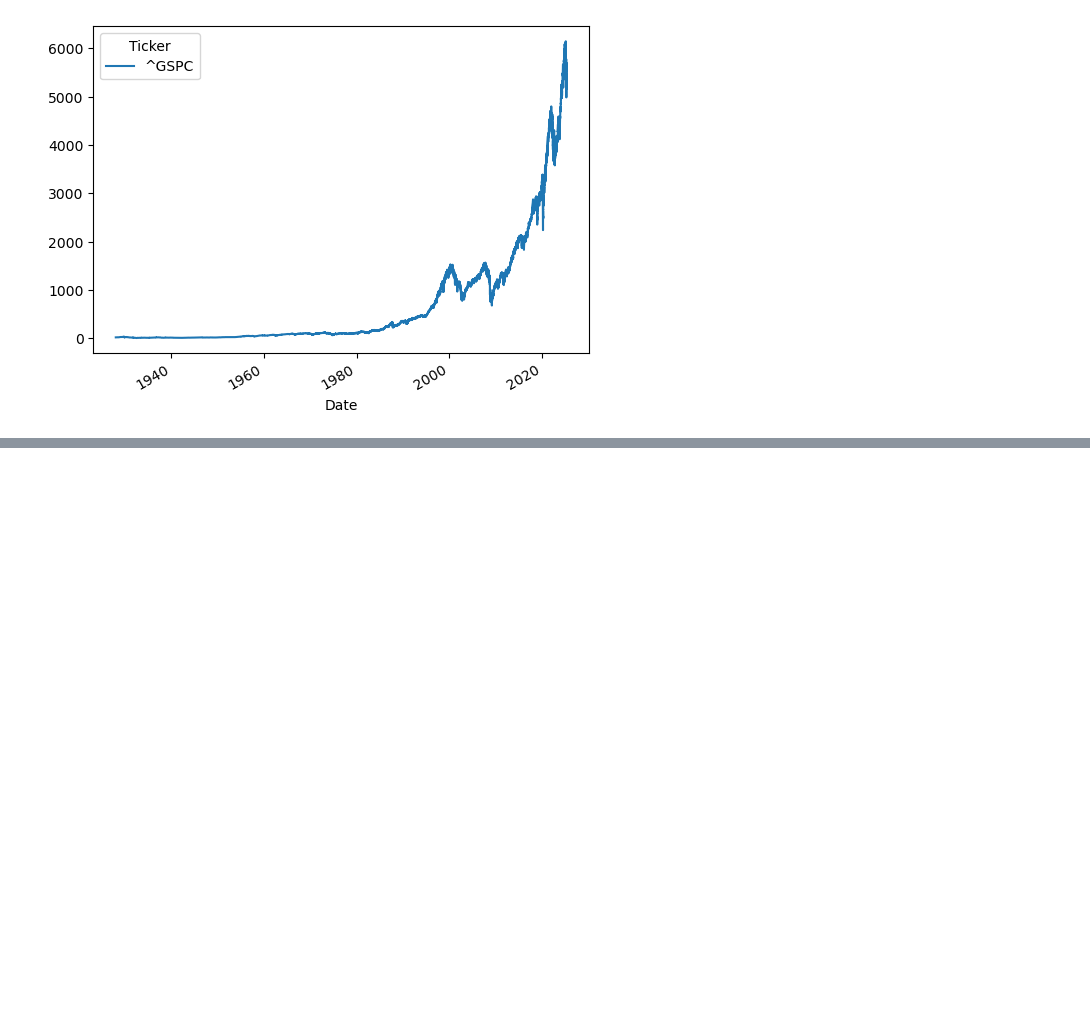
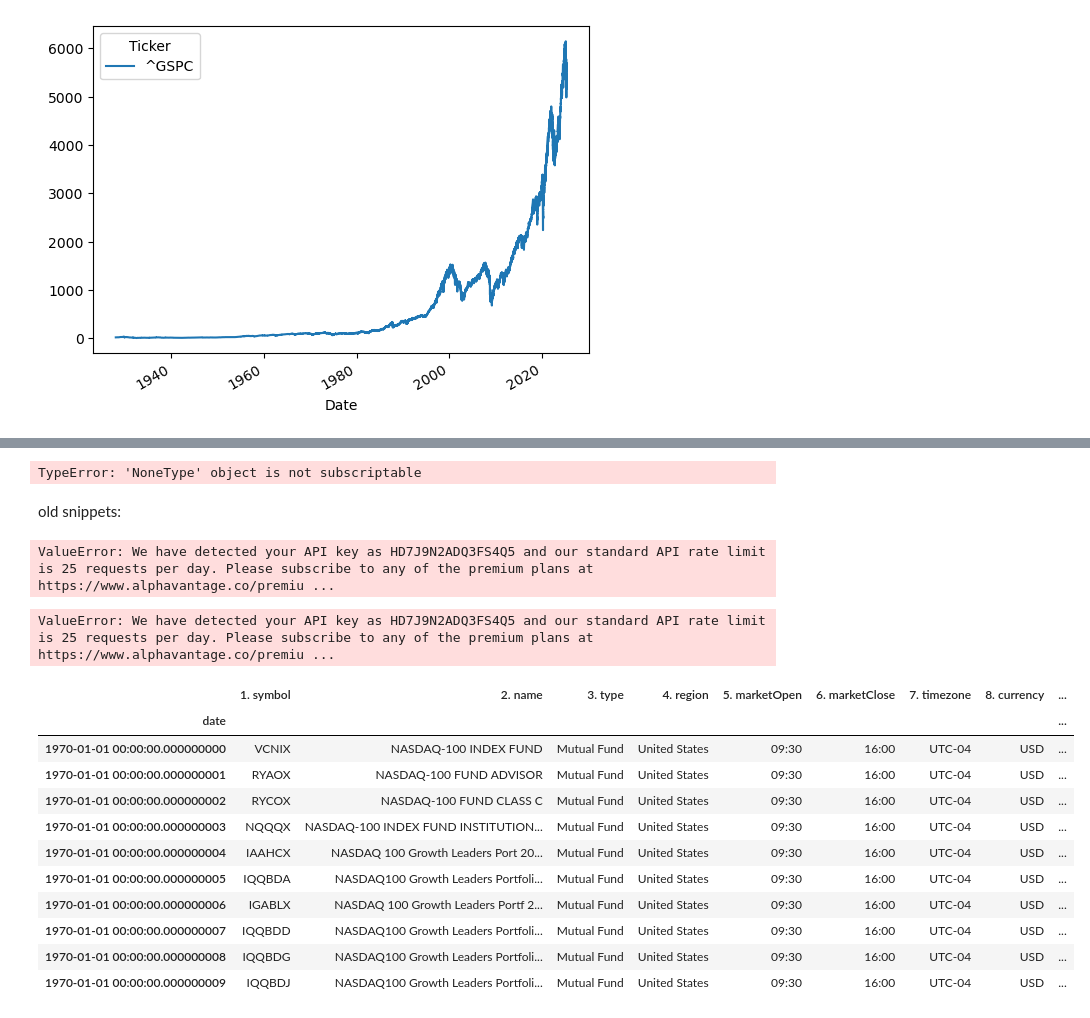
Before and after one commit to paulruesing/hybrid-rl-index-trading, a Jupyter notebook: notebooks/data_pull_dev.ipynb, the cells around one changed output, grey strips where cells are left out. Saved outputs shown, nothing was run; the diff lists cells and outputs as text; code cells hidden in the pictures; blank space fills up the shorter version.

Commit message:
data pull with alphavantage

```diff
--- a/notebooks/data_pull_dev.ipynb
+++ b/notebooks/data_pull_dev.ipynb
@@ -110,0 +208,33 @@ Coverage of downloaded data: 96.3%! Weekends and non-operating hours excluded. C
+# %%
+get_data_from_alphavantage(AV_API_KEY, save_path=MINUTELY_PRICES)
+# %% [output]
+TypeError: 'NoneType' object is not subscriptable
+# %% [markdown]
+old snippets:
+# %%
+from alpha_vantage.timeseries import TimeSeries
+
+ts = TimeSeries(key='HD7J9N2ADQ3FS4Q5', output_format='pandas')
+# %%
+price_frame_may = ts.get_intraday('DAX', extended_hours=False, interval='1min', month="2025-05", outputsize="full")[0]
+# %% [output]
+ValueError: We have detected your API key as HD7J9N2ADQ3FS4Q5 and our standard API rate limit is 25 requests per day. Please subscribe to any of the premium plans at https://www.alphavantage.co/premiu ...
+# %%
+ts.get_symbol_search(keywords='Dax')[0]
+# %% [output]
+ValueError: We have detected your API key as HD7J9N2ADQ3FS4Q5 and our standard API rate limit is 25 requests per day. Please subscribe to any of the premium plans at https://www.alphavantage.co/premiu ...
+# %%
+ts.get_symbol_search(keywords='Nasdaq')[0]
+# %% [output]
+|  | 1. symbol | 2. name | 3. type | 4. region | 5. marketOpen | 6. marketClose | 7. timezone | 8. currency | ... |
+| date |  |  |  |  |  |  |  |  | ... |
+| 1970-01-01 00:00:00.000000000 | VCNIX | NASDAQ-100 INDEX FUND | Mutual Fund | United States | 09:30 | 16:00 | UTC-04 | USD | ... |
+| 1970-01-01 00:00:00.000000001 | RYAOX | NASDAQ-100 FUND ADVISOR | Mutual Fund | United States | 09:30 | 16:00 | UTC-04 | USD | ... |
+| 1970-01-01 00:00:00.000000002 | RYCOX | NASDAQ-100 FUND CLASS C | Mutual Fund | United States | 09:30 | 16:00 | UTC-04 | USD | ... |
+| 1970-01-01 00:00:00.000000003 | NQQQX | NASDAQ-100 INDEX FUND INSTITUTION... | Mutual Fund | United States | 09:30 | 16:00 | UTC-04 | USD | ... |
+| 1970-01-01 00:00:00.000000004 | IAAHCX | NASDAQ 100 Growth Leaders Port 20... | Mutual Fund | United States | 09:30 | 16:00 | UTC-04 | USD | ... |
+| 1970-01-01 00:00:00.000000005 | IQQBDA | NASDAQ100 Growth Leaders Portfoli... | Mutual Fund | United States | 09:30 | 16:00 | UTC-04 | USD | ... |
+| 1970-01-01 00:00:00.000000006 | IGABLX | NASDAQ 100 Growth Leaders Portf 2... | Mutual Fund | United States | 09:30 | 16:00 | UTC-04 | USD | ... |
+| 1970-01-01 00:00:00.000000007 | IQQBDD | NASDAQ100 Growth Leaders Portfoli... | Mutual Fund | United States | 09:30 | 16:00 | UTC-04 | USD | ... |
+| 1970-01-01 00:00:00.000000008 | IQQBDG | NASDAQ100 Growth Leaders Portfoli... | Mutual Fund | United States | 09:30 | 16:00 | UTC-04 | USD | ... |
+| 1970-01-01 00:00:00.000000009 | IQQBDJ | NASDAQ100 Growth Leaders Portfoli... | Mutual Fund | United States | 09:30 | 16:00 | UTC-04 | USD | ... |
```
Also changed, not shown: parts of 10 cells of this notebook, 1 other file.
